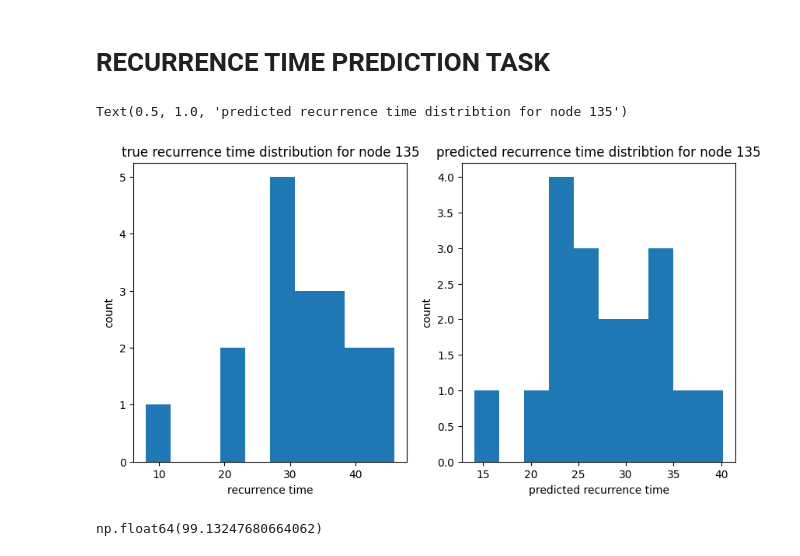
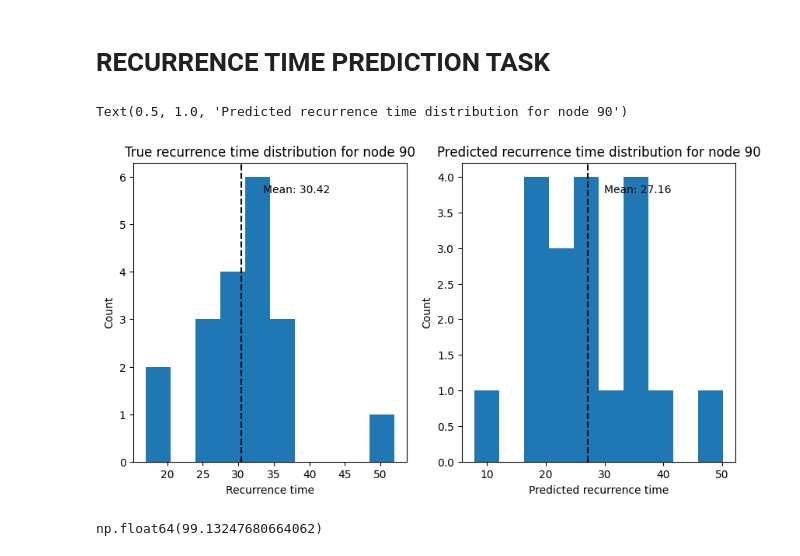
Before and after one commit to AggarwalTushar/CS224W_Project, a Jupyter notebook: notebooks/project_results_analysis.ipynb, the cells around one changed output. Drawn from its saved outputs; the diff is of its cells as text; code cells hidden in the pictures.

```diff
--- a/notebooks/project_results_analysis.ipynb
+++ b/notebooks/project_results_analysis.ipynb
@@ -615,35 +616,50 @@ for row in df.iterrows():
     labels_for_node = label_series.setdefault(row["node_idx"], [])
     preds_for_node.append(row["predicted_label"])
     labels_for_node.append(row["true_label"])
+# %%
+TRAIN_RANGE = (0, 420)
+VAL_RANGE = (420, 540)
+TEST_RANGE = (540, 601)
+NO_TRAINING = False
 # %%
 def get_recurrence_times_recurrence_prediction(series, tolerance=0):
     recurrence_times = []
     index_of_recurrence = []
     last_pred = float("-inf")
     for i, pred in enumerate(series):
+        if NO_TRAINING and i < TRAIN_RANGE[1]:
+            continue
         if pred > last_pred + tolerance:
             index_of_recurrence.append(i)
             recurrence_times.append(pred)
         last_pred = pred
     return recurrence_times, index_of_recurrence
 # %%
-node_id = 135
+node_id = 90
 recurrence_times, index_of_recurrence = get_recurrence_times_recurrence_prediction(label_series[node_id])
+recurrence_times = np.asarray(recurrence_times)
 predicted_rec_times = np.asarray(prediction_series[node_id])[np.array(index_of_recurrence) + 1]
 fig1, (ax1, ax2) = plt.subplots(nrows=1, ncols=2)
 fig1.set_size_inches(10, 5)
+
 ax1.hist(recurrence_times)
-ax1.set_xlabel("recurrence time")
-ax1.set_ylabel("count")
-ax1.set_title("true recurrence time distribution for node {}".format(node_id))
+ax1.axvline(recurrence_times.mean(), color='k', linestyle='dashed')
+ax1_ylim = ax1.get_ylim()[1] * .9
+ax1.text(recurrence_times.mean()*1.1, ax1_ylim, 'Mean: {:.2f}'.format(recurrence_times.mean()))
+ax1.set_xlabel("Recurrence time")
+ax1.set_ylabel("Count")
+ax1.set_title("True recurrence time distribution for node {}".format(node_id))
 
 ax2.hist(predicted_rec_times)
-ax2.set_xlabel("predicted recurrence time")
-ax2.set_ylabel("count")
-ax2.set_title("predicted recurrence time distribtion for node {}".format(node_id))
+ax2.axvline(predicted_rec_times.mean(), color='k', linestyle='dashed')
+ax2_ylim = ax2.get_ylim()[1] * .9
+ax2.text(predicted_rec_times.mean()*1.1, ax2_ylim, 'Mean: {:.2f}'.format(predicted_rec_times.mean()))
+ax2.set_xlabel("Predicted recurrence time")
+ax2.set_ylabel("Count")
+ax2.set_title("Predicted recurrence time distribution for node {}".format(node_id))
 # %% [output]
-Text(0.5, 1.0, 'predicted recurrence time distribtion for node 135')
+Text(0.5, 1.0, 'Predicted recurrence time distribution for node 90')
-[figure, old version]
+[figure, new version]
 # %%
 prediction_series[node_id][0]
 # %% [output]
```
Also changed, not shown: parts of 7 cells of this notebook, 4 other files.
